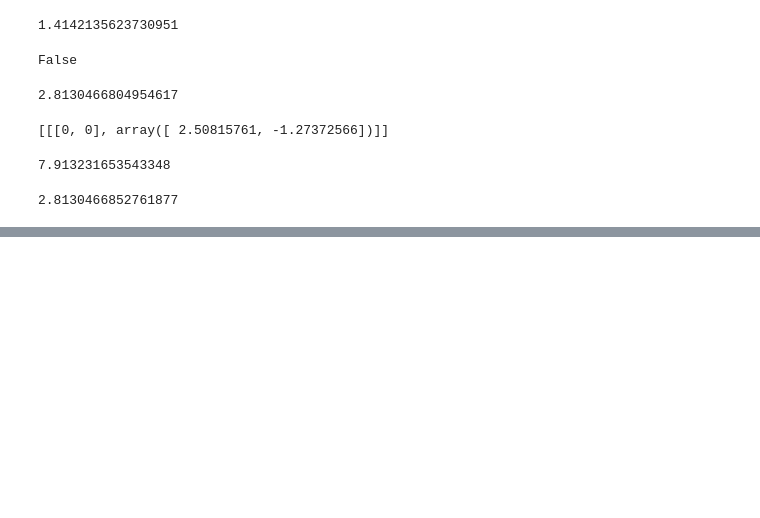
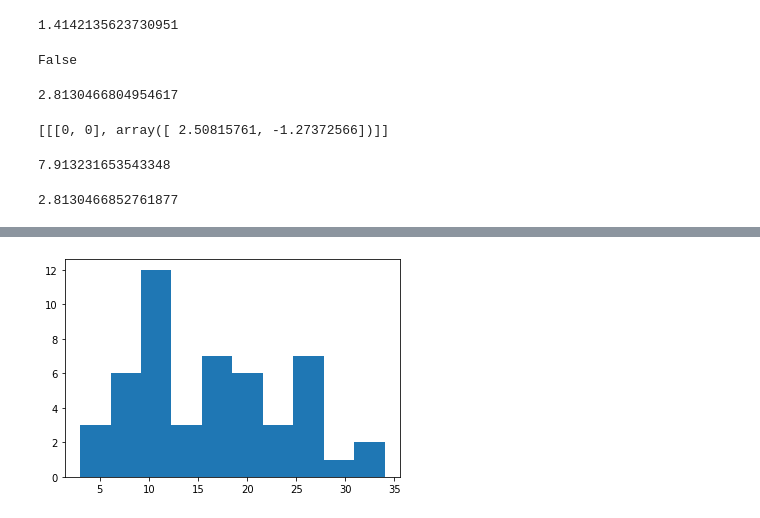
Before and after one commit to rnartallo/randomlygrownnetworks, a Jupyter notebook: initialprojectwork.ipynb, the cells around one changed output, grey strips where cells are left out. Drawn from its saved outputs; the diff is of its cells as text; code cells hidden in the pictures; blank space fills up the shorter version.

```diff
--- a/initialprojectwork.ipynb
+++ b/initialprojectwork.ipynb
@@ -298,4 +297,5 @@ adjMatrix = growRandomNetwork(0.4,[-5,5],[-5,5],-m.pi,m.pi,4,1,1)
 # %%
+#Graph tools
 def makeGraph(adj):
     N=len(adj)
     G = nx.DiGraph()
@@ -308,3 +308,23 @@ def makeGraph(adj):
 def plotGraph(G):
     nx.draw(G)
     plt.show()
+
+def circlePlotGraph(G):
+    nx.draw_circular(G)
+    plt.show()
+
+def averageDegree(G):
+    K = 0
+    for node in G.nodes():
+        K+=G.degree(node)
+    return(K/G.number_of_nodes())
+
+def basicAnalysisGraph(G):
+    print("Nodes: " + str(G.number_of_nodes()))
+    print("Edges: " + str(G.number_of_edges()))
+    print("Average degree: " + str(averageDegree(G)))
+
+def plotDegreeDistribution(G):
+    degrees = [G.degree(n) for n in G.nodes()]
+    plt.hist(degrees)
+    plt.show()
@@ -315,4 +341,8 @@ plotGraph(makeGraph(adjMatrix))
 # %%
 G=makeGraph(adjMatrix)
+# %%
+plotDegreeDistribution(G)
+# %% [output]
+[figure, added]
 # %%
 # %% [output]
```
Also changed, not shown: parts of 10 cells of this notebook.
